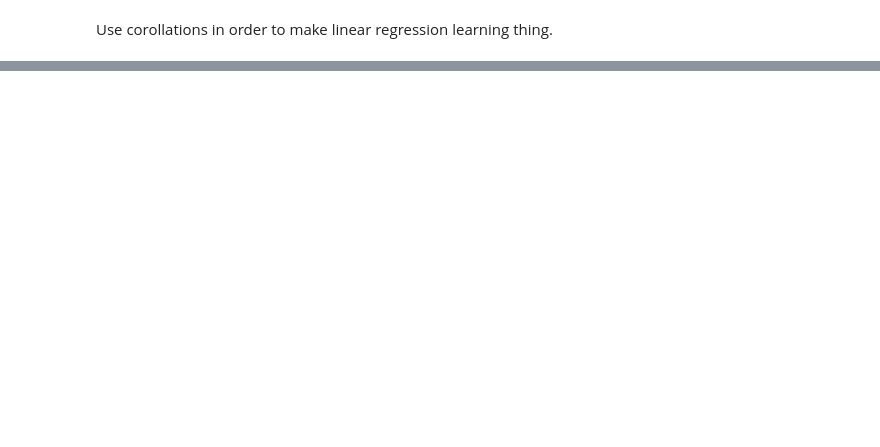
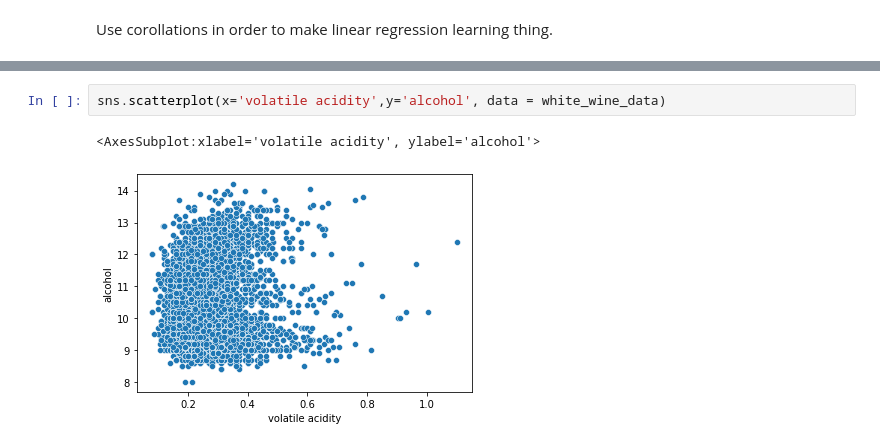
Before and after one commit to TamirIsCool/DataScIntro, a Jupyter notebook: Regression/Wine.ipynb, the cells around one changed output, grey strips where cells are left out. Saved outputs shown, nothing was run; the diff lists cells and outputs as text; blank space fills up the shorter version.

```diff
--- a/Regression/Wine.ipynb
+++ b/Regression/Wine.ipynb
@@ -90,0 +100,5 @@ import sklearn
+# %%
+sns.scatterplot(x='volatile acidity',y='alcohol', data = white_wine_data)
+# %% [output]
+<AxesSubplot:xlabel='volatile acidity', ylabel='alcohol'>
+[figure, added]
```
Also changed, not shown: parts of 4 cells of this notebook.
